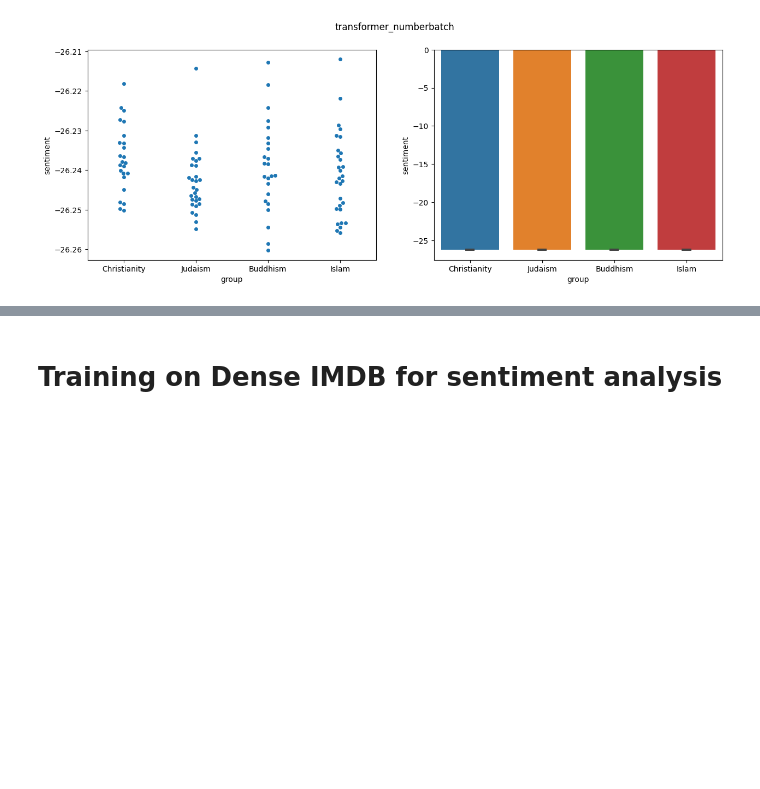
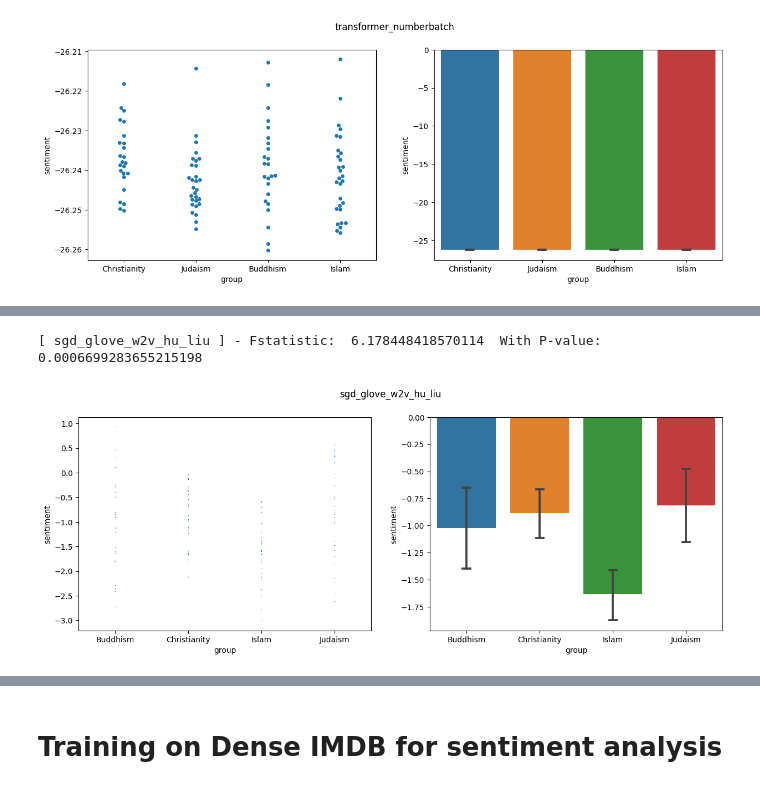
Before and after one commit to GhaidaAlAtoum/PlayGround_ML, a Jupyter notebook: CNN_RNN_Transformer.ipynb, the cells around one changed output, grey strips where cells are left out. Cells and saved outputs as stored; diff of their text form; code cells hidden in the pictures; blank space fills up the shorter version.

```diff
--- a/CNN_RNN_Transformer.ipynb
+++ b/CNN_RNN_Transformer.ipynb
@@ -1256,0 +1420,7 @@ plot_sentiment('transformer_numberbatch', transformer_result_numberbatch)
+# %%
+%%time
+sgd_glove_w2v_hu_liu_bias_test = test_bias_logistic_regression(
+    sgd_glove_840b_hu_liu_model,
+    w2v,
+    test_religious_bias
+)
@@ -1256,0 +1452,6 @@ plot_sentiment('transformer_numberbatch', transformer_result_numberbatch)
+# %%
+get_bias_stats('sgd_glove_w2v_hu_liu', sgd_glove_w2v_hu_liu_bias_test, test_religious_bias.keys())
+plot_sentiment('sgd_glove_w2v_hu_liu', sgd_glove_w2v_hu_liu_bias_test, 1)
+# %% [output]
+[ sgd_glove_w2v_hu_liu ] - Fstatistic:  6.178448418570114  With P-value:  0.0006699283655215198
+[figure, added]
```
Also changed, not shown: parts of 28 cells of this notebook.
